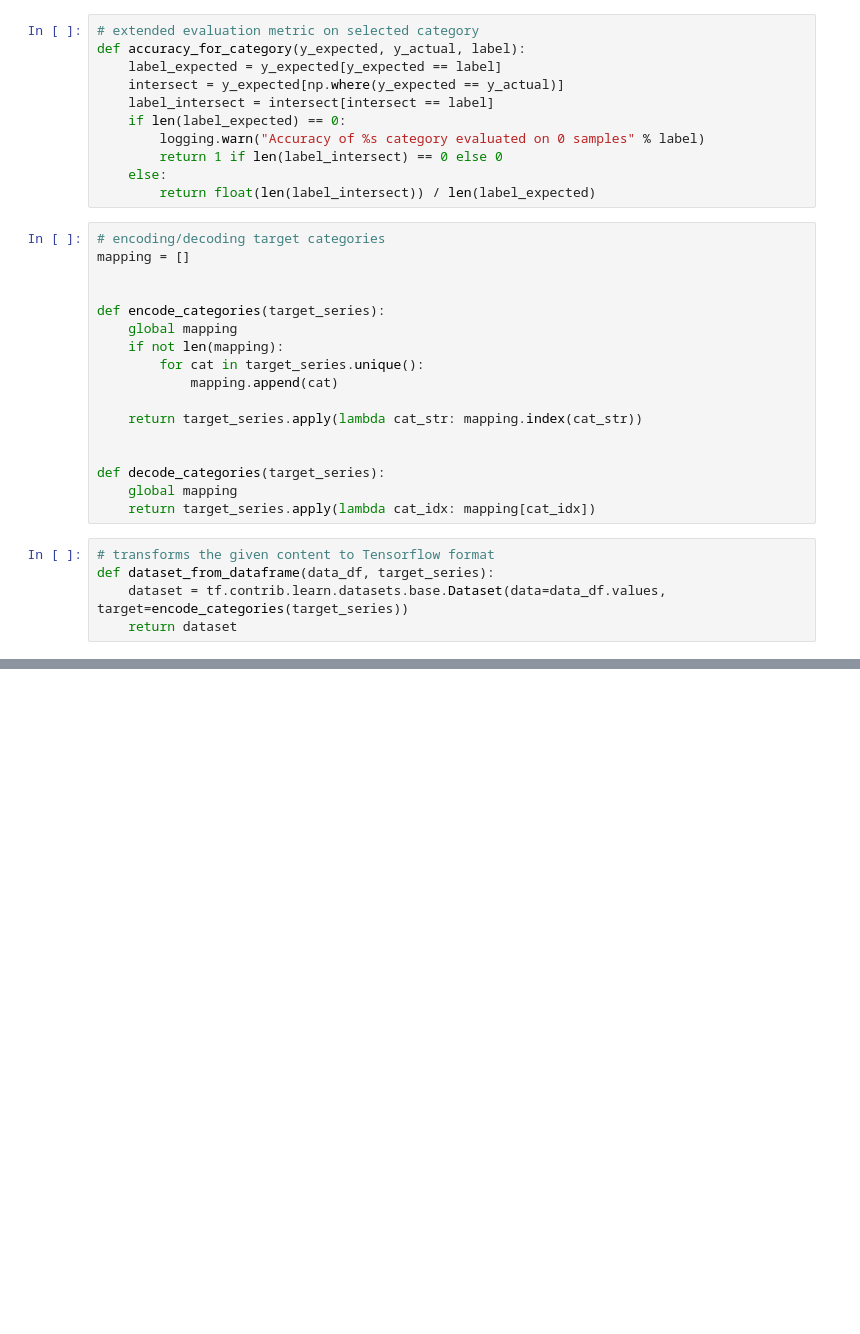
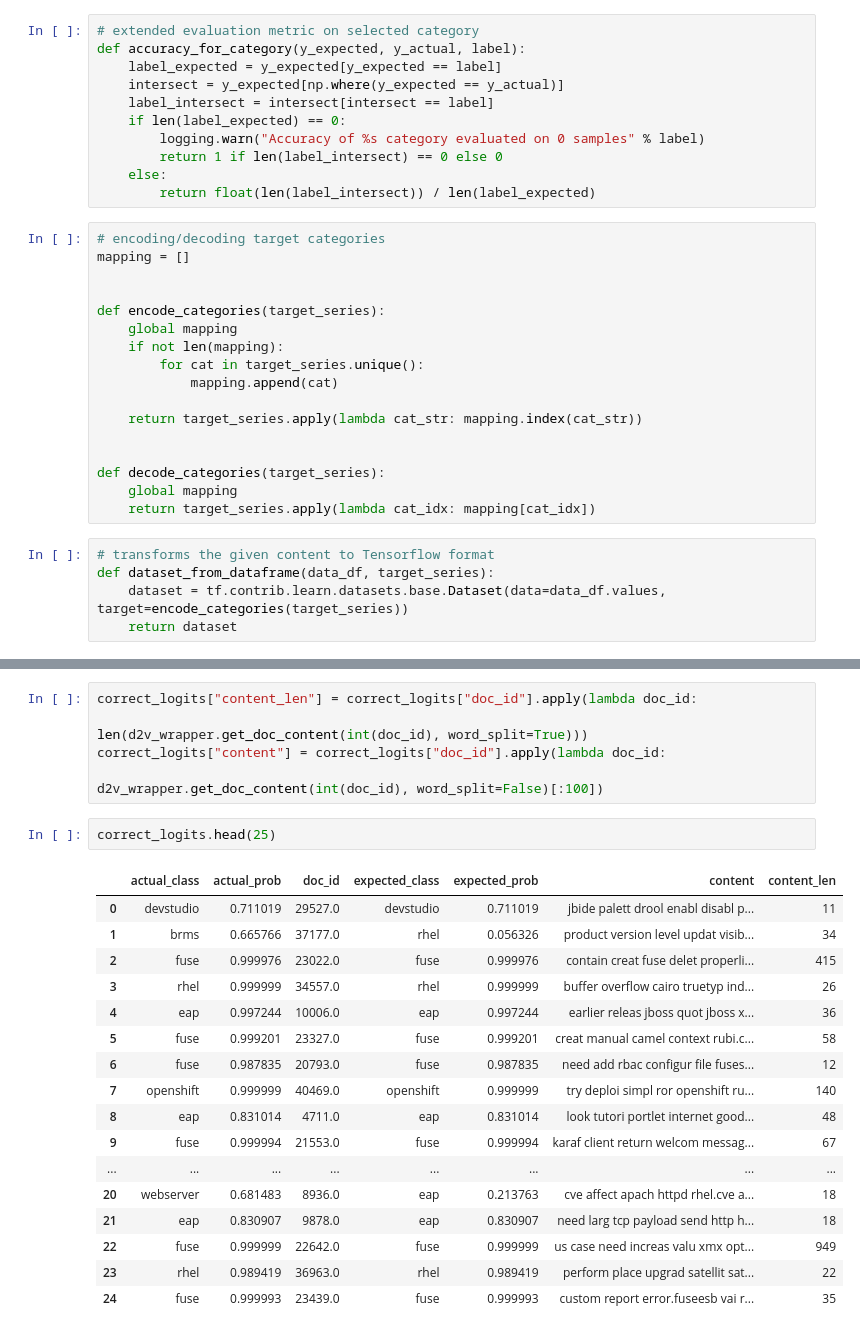
Before and after one commit to searchisko/project-classifier-poc, a Jupyter notebook: classifiers/model/d2v_superior_classifier_neural_nb_evaled.ipynb, the cells around one changed output, grey strips where cells are left out. Drawn from its saved outputs; the diff is of its cells as text; blank space fills up the shorter version.

```diff
--- a/classifiers/model/d2v_superior_classifier_neural_nb_evaled.ipynb
+++ b/classifiers/model/d2v_superior_classifier_neural_nb_evaled.ipynb
@@ -292,0 +369,25 @@ biggest_cats_df.boxplot("expected_prob", by="expected_class", figsize=(10,6))
+# %%
+correct_logits["content_len"] = correct_logits["doc_id"].apply(lambda doc_id:
+                                                         len(d2v_wrapper.get_doc_content(int(doc_id), word_split=True)))
+correct_logits["content"] = correct_logits["doc_id"].apply(lambda doc_id:
+                                                     d2v_wrapper.get_doc_content(int(doc_id), word_split=False)[:100])
+# %%
+correct_logits.head(25)
+# %% [output]
+|  | actual_class | actual_prob | doc_id | expected_class | expected_prob | content | content_len |
+| 0 | devstudio | 0.711019 | 29527.0 | devstudio | 0.711019 | jbide palett drool enabl disabl p... | 11 |
+| 1 | brms | 0.665766 | 37177.0 | rhel | 0.056326 | product version level updat visib... | 34 |
+| 2 | fuse | 0.999976 | 23022.0 | fuse | 0.999976 | contain creat fuse delet properli... | 415 |
+| 3 | rhel | 0.999999 | 34557.0 | rhel | 0.999999 | buffer overflow cairo truetyp ind... | 26 |
+| 4 | eap | 0.997244 | 10006.0 | eap | 0.997244 | earlier releas jboss quot jboss x... | 36 |
+| 5 | fuse | 0.999201 | 23327.0 | fuse | 0.999201 | creat manual camel context rubi.c... | 58 |
+| 6 | fuse | 0.987835 | 20793.0 | fuse | 0.987835 | need add rbac configur file fuses... | 12 |
+| 7 | openshift | 0.999999 | 40469.0 | openshift | 0.999999 | try deploi simpl ror openshift ru... | 140 |
+| 8 | eap | 0.831014 | 4711.0 | eap | 0.831014 | look tutori portlet internet good... | 48 |
+| 9 | fuse | 0.999994 | 21553.0 | fuse | 0.999994 | karaf client return welcom messag... | 67 |
+| ... | ... | ... | ... | ... | ... | ... | ... |
+| 20 | webserver | 0.681483 | 8936.0 | eap | 0.213763 | cve affect apach httpd rhel.cve a... | 18 |
+| 21 | eap | 0.830907 | 9878.0 | eap | 0.830907 | need larg tcp payload send http h... | 18 |
+| 22 | fuse | 0.999999 | 22642.0 | fuse | 0.999999 | us case need increas valu xmx opt... | 949 |
+| 23 | rhel | 0.989419 | 36963.0 | rhel | 0.989419 | perform place upgrad satellit sat... | 22 |
+| 24 | fuse | 0.999993 | 23439.0 | fuse | 0.999993 | custom report error.fuseesb vai r... | 35 |
```
Also changed, not shown: parts of 14 cells of this notebook, 6 other files.
